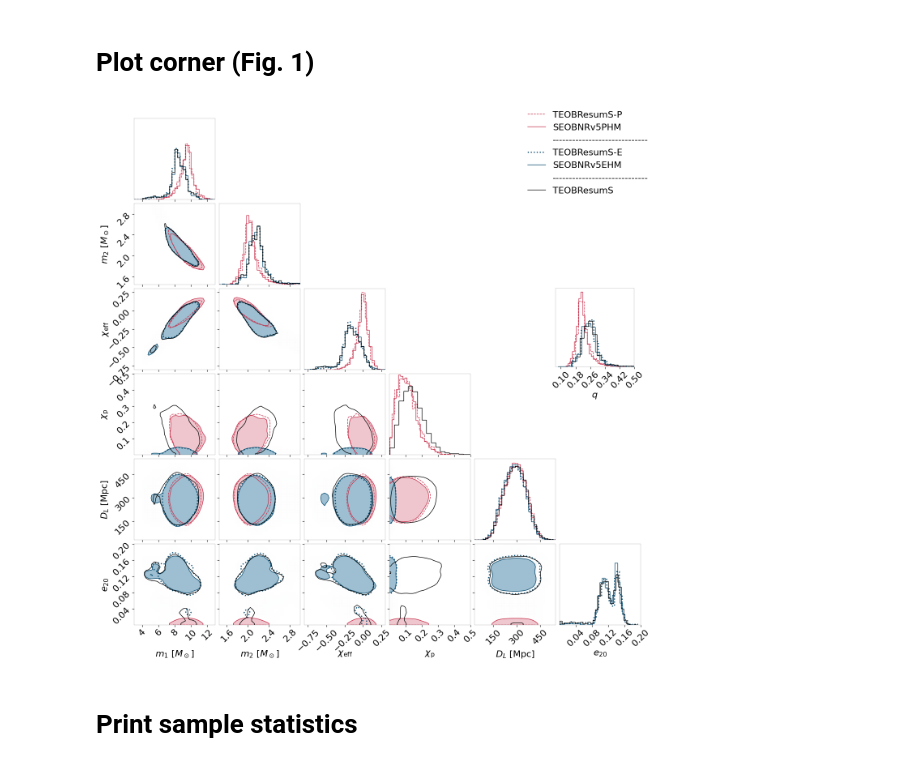
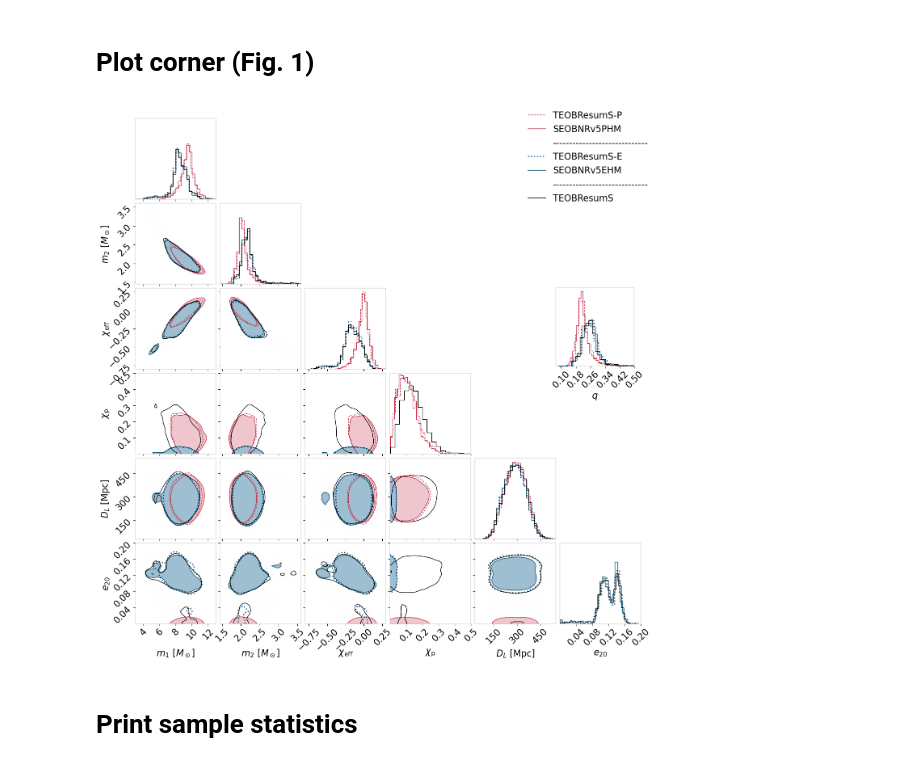
Before and after one commit to AasimZJan/GW200105_samples, a Jupyter notebook: plotting_samples.ipynb, the cells around one changed output. Saved outputs shown, nothing was run; the diff lists cells and outputs as text; code cells hidden in the pictures.

Commit message:
range changes

```diff
--- a/plotting_samples.ipynb
+++ b/plotting_samples.ipynb
@@ -153,7 +153,7 @@ ResumS_eccentric_samples = get_samples(resumS_eccentric_data, parameters=paramet
 ResumS_samples = get_samples(resumS_data, parameters=parameters)
 
 # corner range for each parameter
-range_array = [[3, 13.0], [1.45,3.0], [-0.8, 0.3], [0.0, 0.5], [30, 550], [0.0, 0.2]]
+range_array = [[3, 13.0], [1.45, 3.6], [-0.8, 0.3], [0.0, 0.5], [30, 550], [0.0, 0.2]]
 
 # precessing-only
 fig = corner.corner(ResumS_precessing_samples, color=colors['ResumS-precessing'], smooth=smooth, linestyle = '--', plot_density=False, plot_datapoints=False, levels=[0.9], contour_kwargs={'linewidths':linewidth_dashed, 'linestyles': '--',} , hist_kwargs={'density':True, 'linewidth':linewidth_dashed, 'linestyle': '--'}, bins=bins, labels=labels)
@@ -205,34 +205,34 @@ if manipulate:
 
     # cleaning up precession hist
     fig, ax=remove_from_axes(fig, 21)
     ax[21].set_ylim([0,6.8])
     ax[21].hist(ResumS_precessing_samples[:, 3], color=colors['ResumS-precessing'], linestyle = '--', linewidth=linewidth_dashed, bins=bins, density=True, histtype = 'step')
     ax[21].hist(v5PHM_samples[:, 3], color=colors['v5PHM'], linewidth=linewidth, bins=bins, density=True, histtype = 'step')
     ax[21].hist(ResumS_samples[:, 3], color=colors['ResumS'], linewidth=linewidth, bins=bins, density=True, histtype = 'step')
 
     # reduce the frame width
     for ax in fig.get_axes():
         for spine in ax.spines.values():
             spine.set_linewidth(0.15)  # Set to a smaller value (e.g., 0.5)
 
 
 # legend
 legend_elements = [
     Line2D([0], [0], color=colors['ResumS-precessing'], label='TEOBResumS-P', lw = linewidth_dashed, linestyle='--',),
     Line2D([0], [0], color=colors['v5PHM'], label='SEOBNRv5PHM', lw = linewidth),
     Patch(color='none', label='-----------------------------'),
     Line2D([0], [0], color=colors['ResumS-eccentric'], label='TEOBResumS-E', lw = linewidth_resumSE, linestyle=':',),
     Line2D([0], [0], color=colors['v5EHM'], label='SEOBNRv5EHM', lw = linewidth),
     Patch(color='none', label='-----------------------------'),
     Line2D([0], [0], color=colors['ResumS'], label='TEOBResumS', lw = linewidth),
 
 ]
 
 fig.canvas.draw()
 fig.legend(handles=legend_elements, loc='upper right', frameon=False, fontsize =16)
 fig.savefig(f'{save_path}/comparative_corner.pdf', format='pdf', bbox_inches='tight', dpi=dpi)
 # %% [output]
-[figure, old version]
+[figure, new version]
 # %% [markdown]
 # Print sample statistics
 # %%
```
Also changed, not shown: parts of 1 cell of this notebook, 1 other file.
